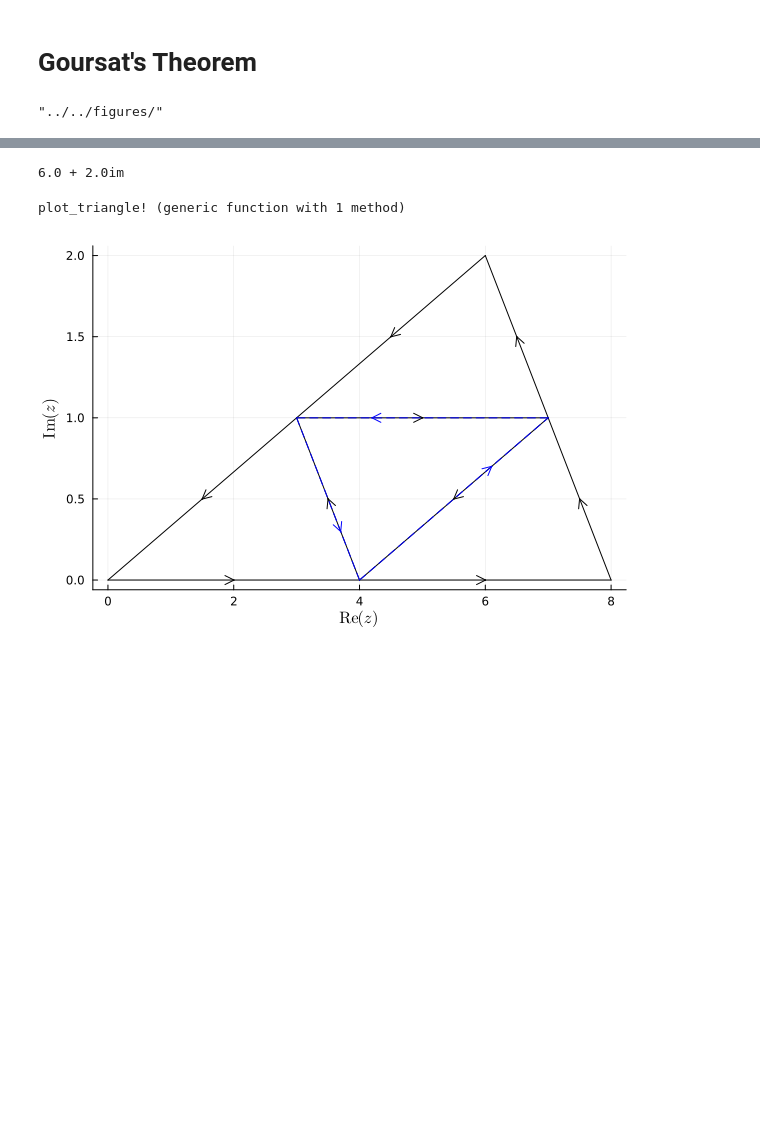
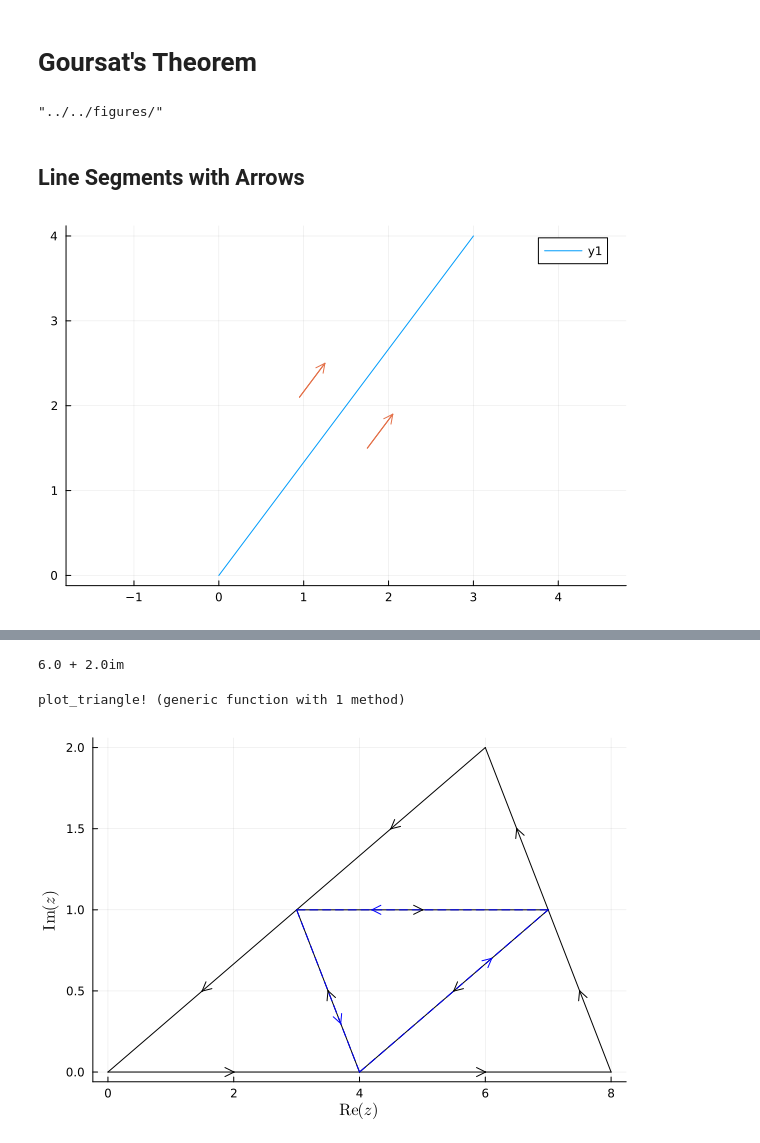
Before and after one commit to Isaac-Fate/math, a Jupyter notebook: complex-analysis/notebooks/cauchy-theorem-and-its-application/goursat-theorem.ipynb, the cells around one changed output, grey strips where cells are left out. Saved outputs shown, nothing was run; the diff lists cells and outputs as text; code cells hidden in the pictures; blank space fills up the shorter version.

```diff
--- a/complex-analysis/notebooks/cauchy-theorem-and-its-application/goursat-theorem.ipynb
+++ b/complex-analysis/notebooks/cauchy-theorem-and-its-application/goursat-theorem.ipynb
@@ -10,3 +10,40 @@ include("../curve_plot.jl")
 const FIGURES_DIR = "../../figures/"
 # %% [output]
 "../../figures/"
+# %% [markdown]
+## Line Segments with Arrows
+# %%
+z0 = 0.0 + 0.0im
+z1 = 3.0 + 4.0im
+
+plot(
+    [real(z0), real(z1)],
+    [imag(z0), imag(z1)],
+    aspect_ratio=:equal,
+)
+
+
+
+z_mid = (z0 + z1) / 2
+
+direction_vec = (z1 - z0) / abs(z1 - z0)
+normal_vec = (z1 - z0) * 1im / abs(z1 - z0)
+
+arrow_distance = 0.5
+arrow_length = 0.5
+left_arrow_mid = z_mid + arrow_distance * normal_vec
+right_arrow_mid = z_mid - arrow_distance * normal_vec
+left_arrow_start = left_arrow_mid - 0.5 * arrow_length * direction_vec
+left_arrow_end = left_arrow_mid + 0.5 * arrow_length * direction_vec
+right_arrow_start = right_arrow_mid - 0.5 * arrow_length * direction_vec
+right_arrow_end = right_arrow_mid + 0.5 * arrow_length * direction_vec
+
+quiver!(
+    [real(left_arrow_start), real(right_arrow_start)],
+    [imag(left_arrow_start), imag(right_arrow_start)],
+    quiver=([real(left_arrow_end - left_arrow_start), real(right_arrow_end - right_arrow_start)],
+        [imag(left_arrow_end - left_arrow_start), imag(right_arrow_end - right_arrow_start)]),
+    color=palette(:default)[2],
+)
+# %% [output]
+[figure, added]
```
Also changed, not shown: parts of 2 cells of this notebook, 1 other file.
